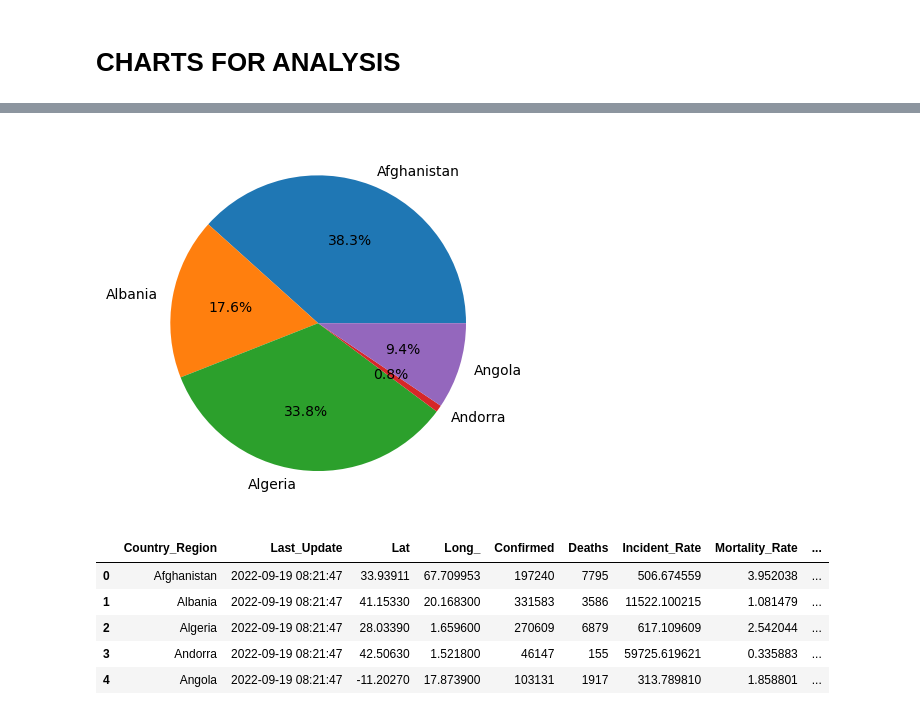
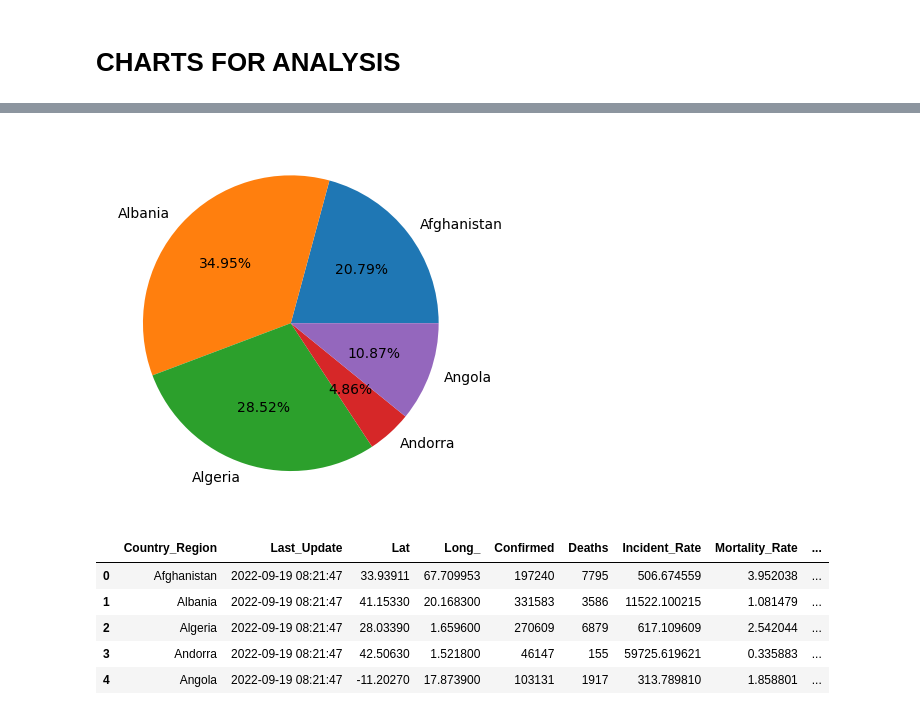
Before and after one commit to Riyocodeart/Covid_19-Data-analysis, a Jupyter notebook: Analysis.ipynb, the cells around one changed output, grey strips where cells are left out. Cells and saved outputs as stored; diff of their text form; code cells hidden in the pictures.

```diff
--- a/Analysis.ipynb
+++ b/Analysis.ipynb
@@ -126,11 +131,11 @@ plt.show()
 # %%
 fig ,ax = plt.subplots()
-plot1 = cd['Deaths'].head(5)
+plot1 = cd['Confirmed'].head(5)
 plot2 = cd['Country_Region'].head(5)
-ax.pie(plot1, labels=plot2, autopct='%1.1f%%')
+ax.pie(plot1, labels=plot2, autopct='%2.2f%%')
 plt.show()
 # %% [output]
-[figure, old version]
+[figure, new version]
 # %%
 cd.head()
 # %% [output]
```
Also changed, not shown: parts of 23 cells of this notebook, 7 other files.
